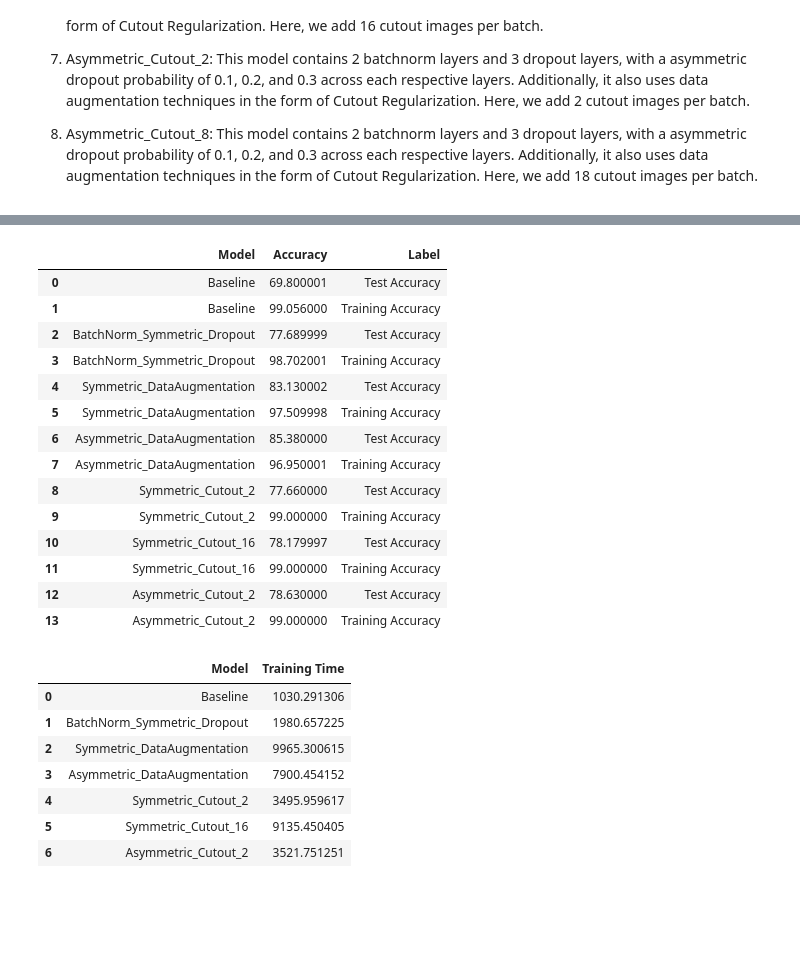
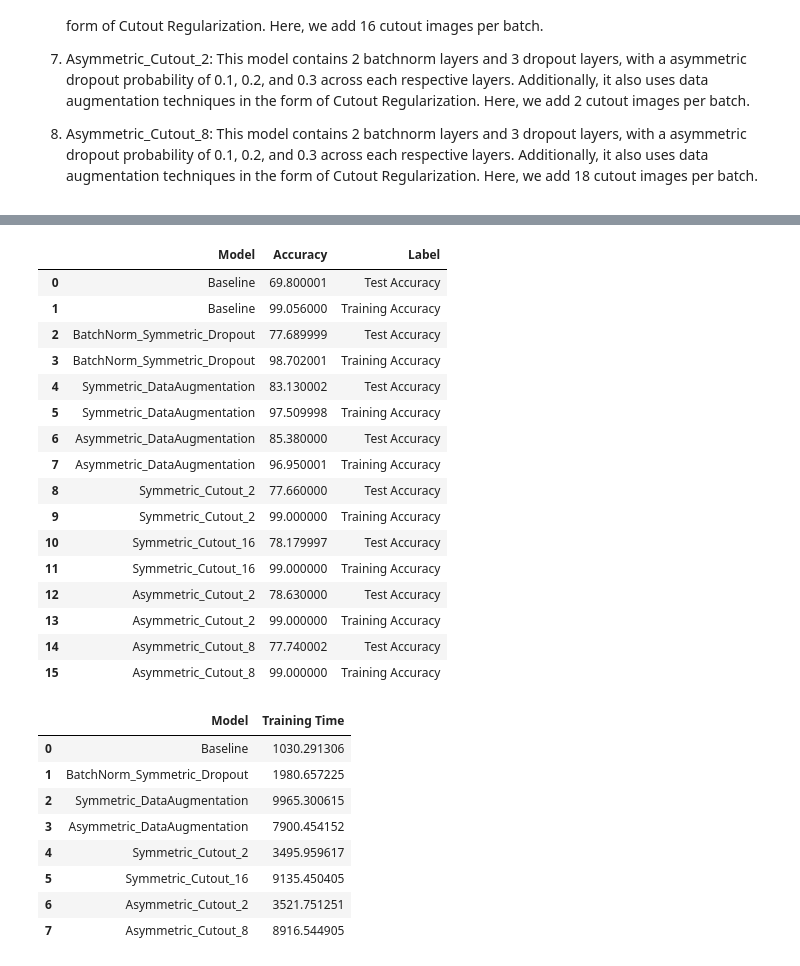
Before and after one commit to aashka-trivedi/regularization-for-image-classification, a Jupyter notebook: code/Analysis.ipynb, the cells around one changed output, grey strips where cells are left out. Cells and saved outputs as stored; diff of their text form; code cells hidden in the pictures; blank space fills up the shorter version.

```diff
--- a/code/Analysis.ipynb
+++ b/code/Analysis.ipynb
@@ -435,33 +436,34 @@ data
 # %%
 #transform data
-#models = ['Baseline','BatchNorm_Symmetric_Dropout', 'Symmetric_DataAugmentation', 'Asymmetric_DataAugmentation', 'Symmetric_Cutout_2', 'Symmetric_Cutout_16', 'Asymmetric_Cutout_2', 'Asymmetric_Cutout_8']
-models = ['Baseline','BatchNorm_Symmetric_Dropout', 'Symmetric_DataAugmentation', 'Asymmetric_DataAugmentation', 'Symmetric_Cutout_2', 'Symmetric_Cutout_16', 'Asymmetric_Cutout_2']
+models = ['Baseline','BatchNorm_Symmetric_Dropout', 'Symmetric_DataAugmentation', 'Asymmetric_DataAugmentation', 'Symmetric_Cutout_2', 'Symmetric_Cutout_16', 'Asymmetric_Cutout_2', 'Asymmetric_Cutout_8']
 data_for_df = []
-for i in range(7):
+for i in range(8):
     data_for_df.append([models[i], data.iloc[i]['Test Accuracy']*100, 'Test Accuracy'])
     data_for_df.append([models[i], data.iloc[i]['Train Accuracy']*100, 'Training Accuracy'])
 
 acc_data = pd.DataFrame(data_for_df, columns = ['Model', 'Accuracy', 'Label'])
 acc_data
 # %% [output]
 |  | Model | Accuracy | Label |
 | 0 | Baseline | 69.800001 | Test Accuracy |
 | 1 | Baseline | 99.056000 | Training Accuracy |
 | 2 | BatchNorm_Symmetric_Dropout | 77.689999 | Test Accuracy |
 | 3 | BatchNorm_Symmetric_Dropout | 98.702001 | Training Accuracy |
 | 4 | Symmetric_DataAugmentation | 83.130002 | Test Accuracy |
 | 5 | Symmetric_DataAugmentation | 97.509998 | Training Accuracy |
 | 6 | Asymmetric_DataAugmentation | 85.380000 | Test Accuracy |
 | 7 | Asymmetric_DataAugmentation | 96.950001 | Training Accuracy |
 | 8 | Symmetric_Cutout_2 | 77.660000 | Test Accuracy |
 | 9 | Symmetric_Cutout_2 | 99.000000 | Training Accuracy |
 | 10 | Symmetric_Cutout_16 | 78.179997 | Test Accuracy |
 | 11 | Symmetric_Cutout_16 | 99.000000 | Training Accuracy |
 | 12 | Asymmetric_Cutout_2 | 78.630000 | Test Accuracy |
 | 13 | Asymmetric_Cutout_2 | 99.000000 | Training Accuracy |
+| 14 | Asymmetric_Cutout_8 | 77.740002 | Test Accuracy |
+| 15 | Asymmetric_Cutout_8 | 99.000000 | Training Accuracy |
 # %%
 tt = []
-for i in range(7):
+for i in range(8):
     tt.append([models[i], data.iloc[i]['Time to Train']])
 
 tt_data = pd.DataFrame(tt, columns = ['Model', 'Training Time'])
@@ -475,6 +477,7 @@ tt_data
 | 4 | Symmetric_Cutout_2 | 3495.959617 |
 | 5 | Symmetric_Cutout_16 | 9135.450405 |
 | 6 | Asymmetric_Cutout_2 | 3521.751251 |
+| 7 | Asymmetric_Cutout_8 | 8916.544905 |
 # %%
 fig, ax1 = plt.subplots(figsize=(25, 10))
 ax1.set_title('Performance of Resnet-50 Models', fontsize=16)
```
Also changed, not shown: parts of 2 cells of this notebook, 1 other file.
